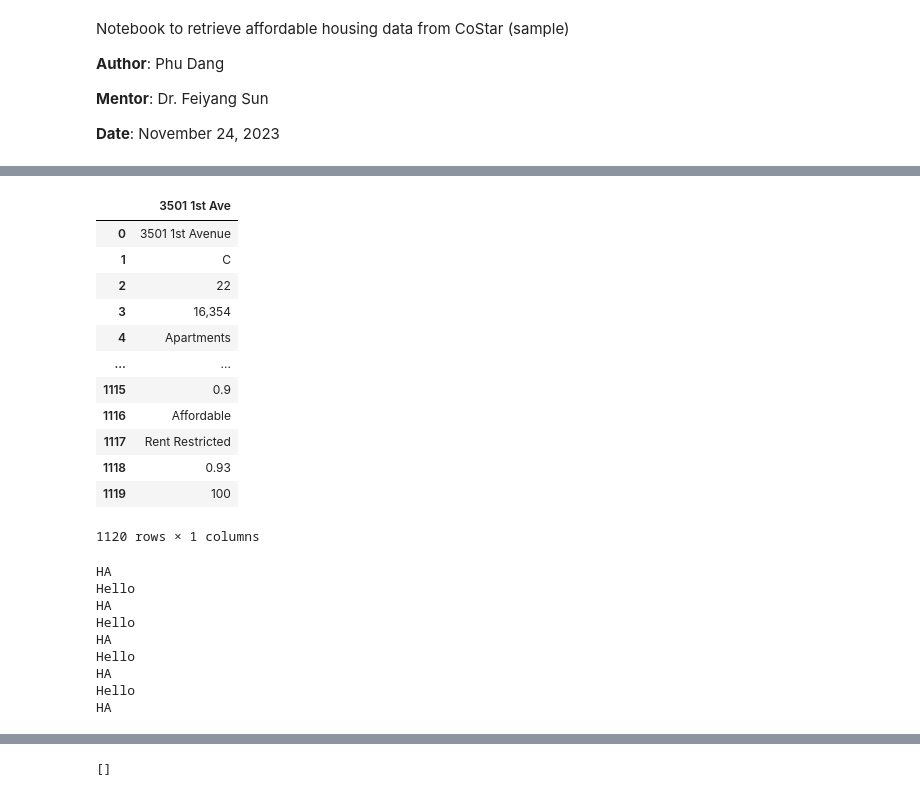
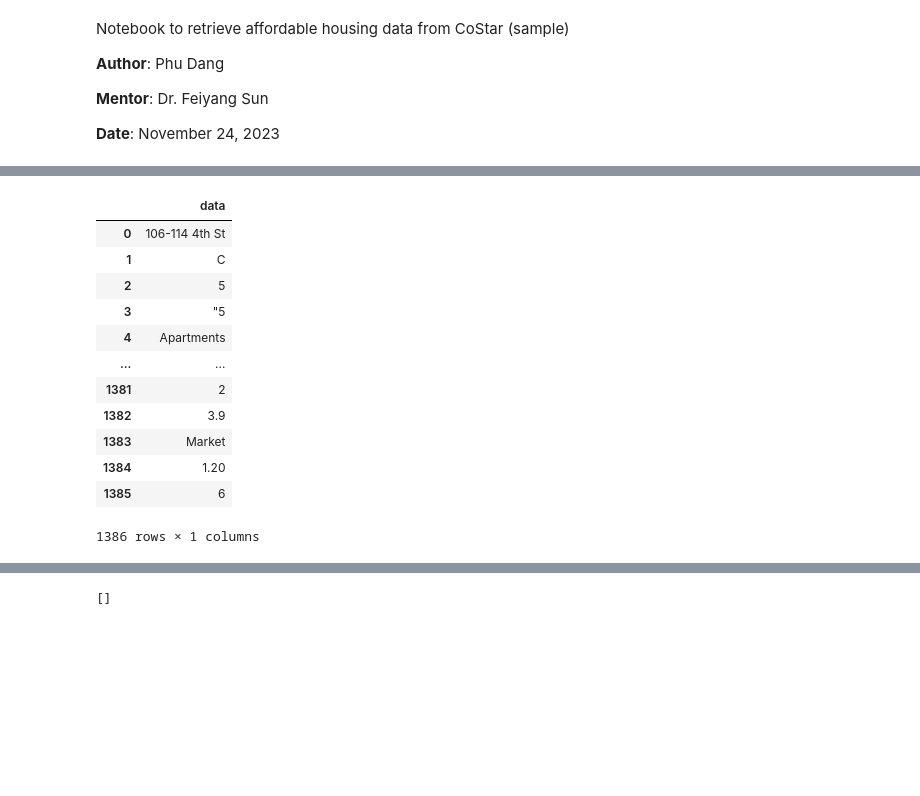
Before and after one commit to pndang/ULI-UCSD-H2H, a Jupyter notebook: costar-data-retrieval.ipynb, the cells around one changed output, grey strips where cells are left out. Saved outputs shown, nothing was run; the diff lists cells and outputs as text; code cells hidden in the pictures; blank space fills up the shorter version.

```diff
--- a/costar-data-retrieval.ipynb
+++ b/costar-data-retrieval.ipynb
@@ -52,21 +51,5 @@ data.iloc[range(15), :]
 # %%
 viewAll(False)
-# %%
-data
-# %% [output]
-|  | 3501 1st Ave |
-| 0 | 3501 1st Avenue |
-| 1 | C |
-| 2 | 22 |
-| 3 | 16,354 |
-| 4 | Apartments |
-| ... | ... |
-| 1115 | 0.9 |
-| 1116 | Affordable |
-| 1117 | Rent Restricted |
-| 1118 | 0.93 |
-| 1119 | 100 |
-1120 rows × 1 columns
 # %%
 # Operation: Make initial column name the first row, rename column as 'data'
 # Reason: The first property's address is pasted as the column name (the
@@ -77,26 +60,23 @@ if data.columns[0] != 'data':
     topRow = pd.DataFrame(data={'data': [firstPropertyAddress]})
     data.rename(columns={firstPropertyAddress: 'data'}, inplace=True)
     data = pd.concat([topRow, data], axis=0).reset_index(drop=True)
-# %%
-# sanity check
-
-for i in range(5):
-    if i == 0:
-        pass
-    else:
-        print('Hello')
-
-    print('HA')
-# %% [output]
-HA
-Hello
-HA
-Hello
-HA
-Hello
-HA
-Hello
-HA
+# %%
+viewAll(False)
+data
+# %% [output]
+|  | data |
+| 0 | 106-114 4th St |
+| 1 | C |
+| 2 | 5 |
+| 3 | "5 |
+| 4 | Apartments |
+| ... | ... |
+| 1381 | 2 |
+| 1382 | 3.9 |
+| 1383 | Market |
+| 1384 | 1.20 |
+| 1385 | 6 |
+1386 rows × 1 columns
 # %%
 addressPattern = r'^\d+.+[a-zA-Z]{1}$'
 classPattern = r'^[A-Z]{1}$'
```
Also changed, not shown: parts of 7 cells of this notebook.
